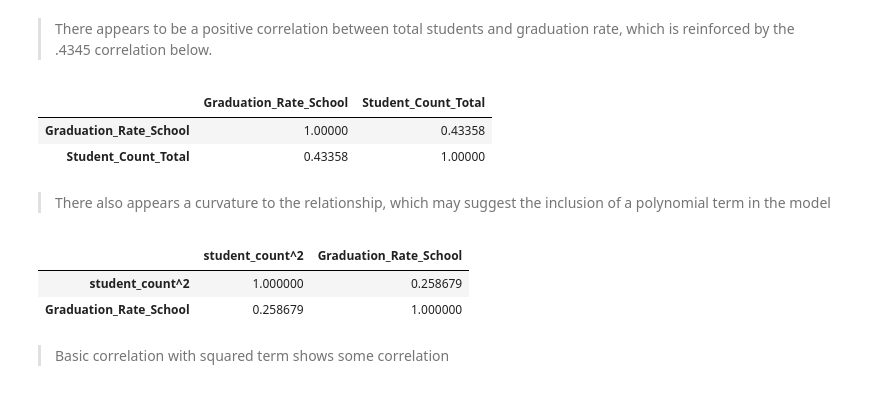
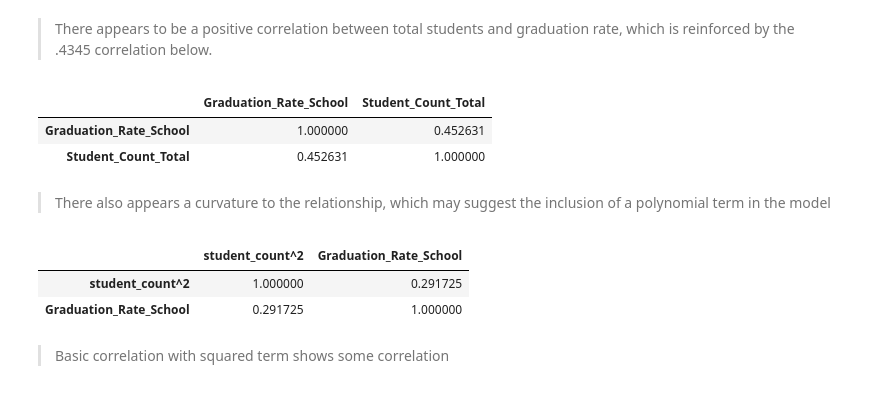
Before and after one commit to j-max/CPS_GradRate_Analysis, a Jupyter notebook: notebooks/eda/eda_schoolid.ipynb, the cells around one changed output. Cells and saved outputs as stored; diff of their text form; code cells hidden in the pictures.

```diff
--- a/notebooks/eda/eda_schoolid.ipynb
+++ b/notebooks/eda/eda_schoolid.ipynb
@@ -331,11 +331,11 @@ Text(0, 0.5, 'Graduation Rate')
 # %% [markdown]
 > There appears to be a positive correlation between total students and graduation rate, which is reinforced by the .4345 correlation below.
 # %%
-hs_1819[['Graduation_Rate_School', 'Student_Count_Total']].corr()
+df[['Graduation_Rate_School', 'Student_Count_Total']].corr()
 # %% [output]
 |  | Graduation_Rate_School | Student_Count_Total |
-| Graduation_Rate_School | 1.00000 | 0.43358 |
-| Student_Count_Total | 0.43358 | 1.00000 |
+| Graduation_Rate_School | 1.000000 | 0.452631 |
+| Student_Count_Total | 0.452631 | 1.000000 |
 # %% [markdown]
 > There also appears a curvature to the relationship, which may suggest the inclusion of a polynomial term in the model
 # %%
@@ -343,9 +343,9 @@ hs_1819['student_count^2'] = hs_1819['Student_Count_Total']**2
 # %%
-hs_1819[['student_count^2', 'Graduation_Rate_School']].corr()
+df[['student_count^2', 'Graduation_Rate_School']].corr()
 # %% [output]
 |  | student_count^2 | Graduation_Rate_School |
-| student_count^2 | 1.000000 | 0.258679 |
-| Graduation_Rate_School | 0.258679 | 1.000000 |
+| student_count^2 | 1.000000 | 0.291725 |
+| Graduation_Rate_School | 0.291725 | 1.000000 |
 # %% [markdown]
 > Basic correlation with squared term shows some correlation
 # %% [markdown]
```
Also changed, not shown: parts of 51 cells of this notebook, 7 other files.
